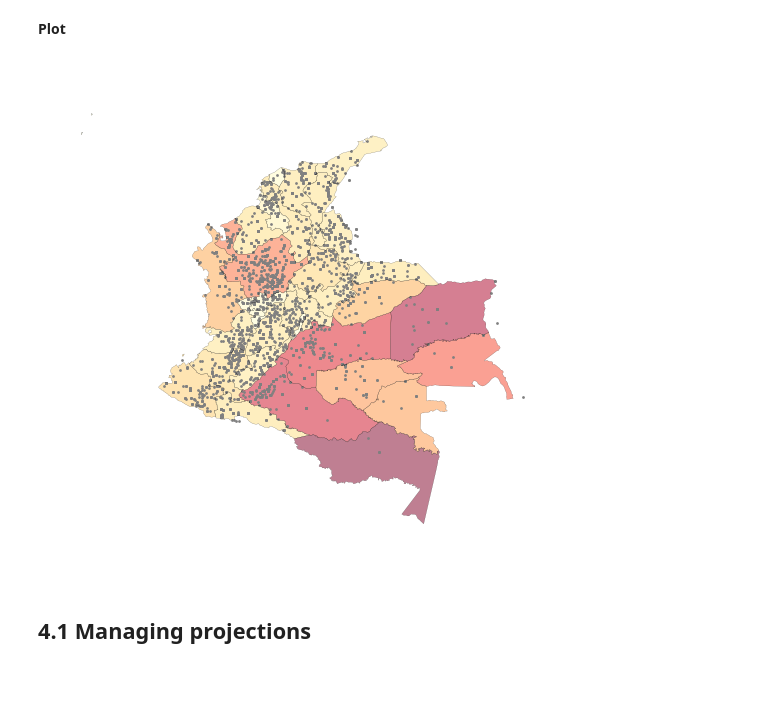
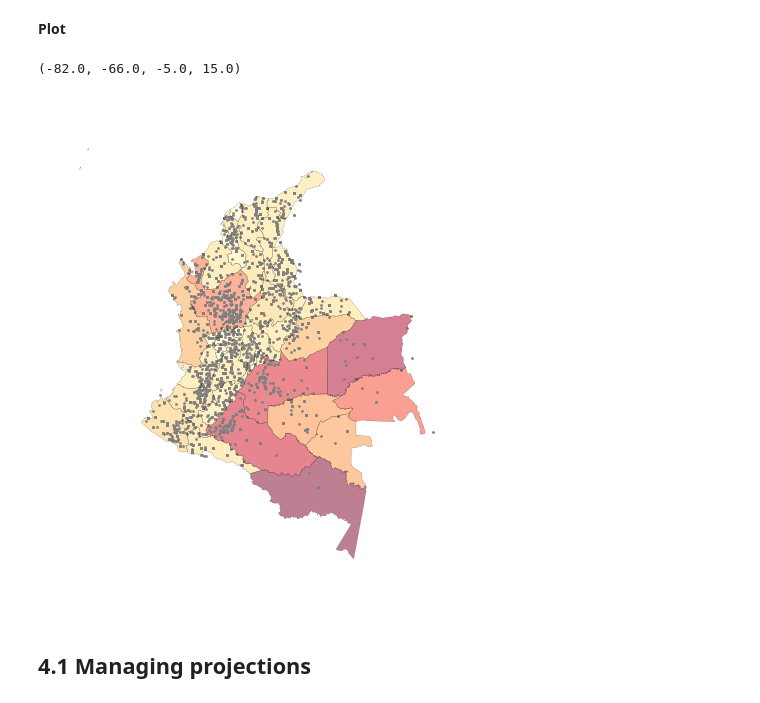
Before and after one commit to jgarciab/wwd2017, a Jupyter notebook: class7/class7_geocoding_maps.ipynb, the cells around one changed output. Drawn from its saved outputs; the diff is of its cells as text; code cells hidden in the pictures.

```diff
--- a/class7/class7_geocoding_maps.ipynb
+++ b/class7/class7_geocoding_maps.ipynb
@@ -226,6 +225,7 @@ g.head()
 #CSV file with longitude and latitude
 from shapely.geometry import Point
 stations = pd.read_csv('data/gedevents-2017-01-27_tab.csv',sep="\t")
+stations = stations.dropna(subset=["latitude"])
 stations.loc[:,["year","dyad_name","latitude","longitude","deaths_a","deaths_b","deaths_civilians"]].head()
 # %% [output]
 |  | year | dyad_name | latitude | longitude | deaths_a | deaths_b | deaths_civilians |
@@ -240,7 +240,7 @@ stations.loc[:,["year","dyad_name","latitude","longitude","deaths_a","deaths_b",
 geometry = stations.apply(lambda x: Point(x.longitude, x.latitude), axis=1)
 
 #Convert dataframe to geo_dataframe
-stations = gp.GeoDataFrame(stations,geometry=geometry).dropna(subset=["latitude"])
+stations = gp.GeoDataFrame(stations,geometry=geometry)
 
 stations = stations.loc[:,["year","dyad_name","geometry","deaths_a","deaths_b","deaths_civilians"]]
 stations.head()
@@ -260,17 +260,18 @@ WARNING:Fiona:CPLE_NotSupported in b"Normalized/laundered field name: 'deaths_ci
 # %%
 fig = plt.figure(figsize=(6,6))
 ax = fig.add_subplot(111)
+ax.set_aspect('equal')
 
 #Plotting the events
 stations.plot(marker="o",ax=ax,color="gray")
 
 #Plotting the regions
 g.plot(linewidth=0.1,cmap="YlOrRd",column="AREA",ax=ax)#, scheme='QUANTILES', k=10,legend=True)
 
 plt.axis('off')
-plt.legend()
 # %% [output]
+(-82.0, -66.0, -5.0, 15.0)
-[figure, old version]
+[figure, new version]
 # %% [markdown]
 ## 4.1 Managing projections
 # %%
```
Also changed, not shown: parts of 18 cells of this notebook, 12 other files.
